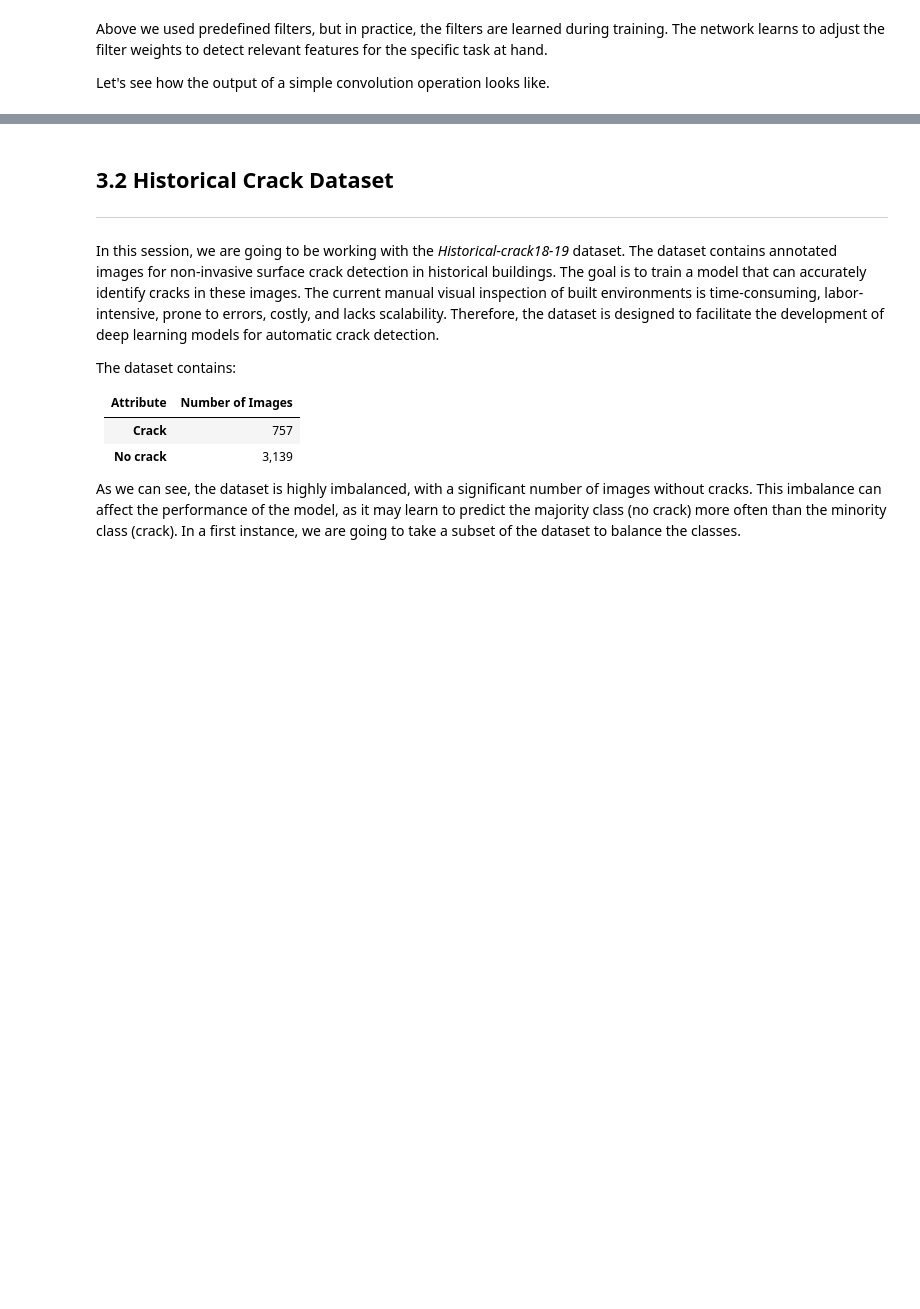
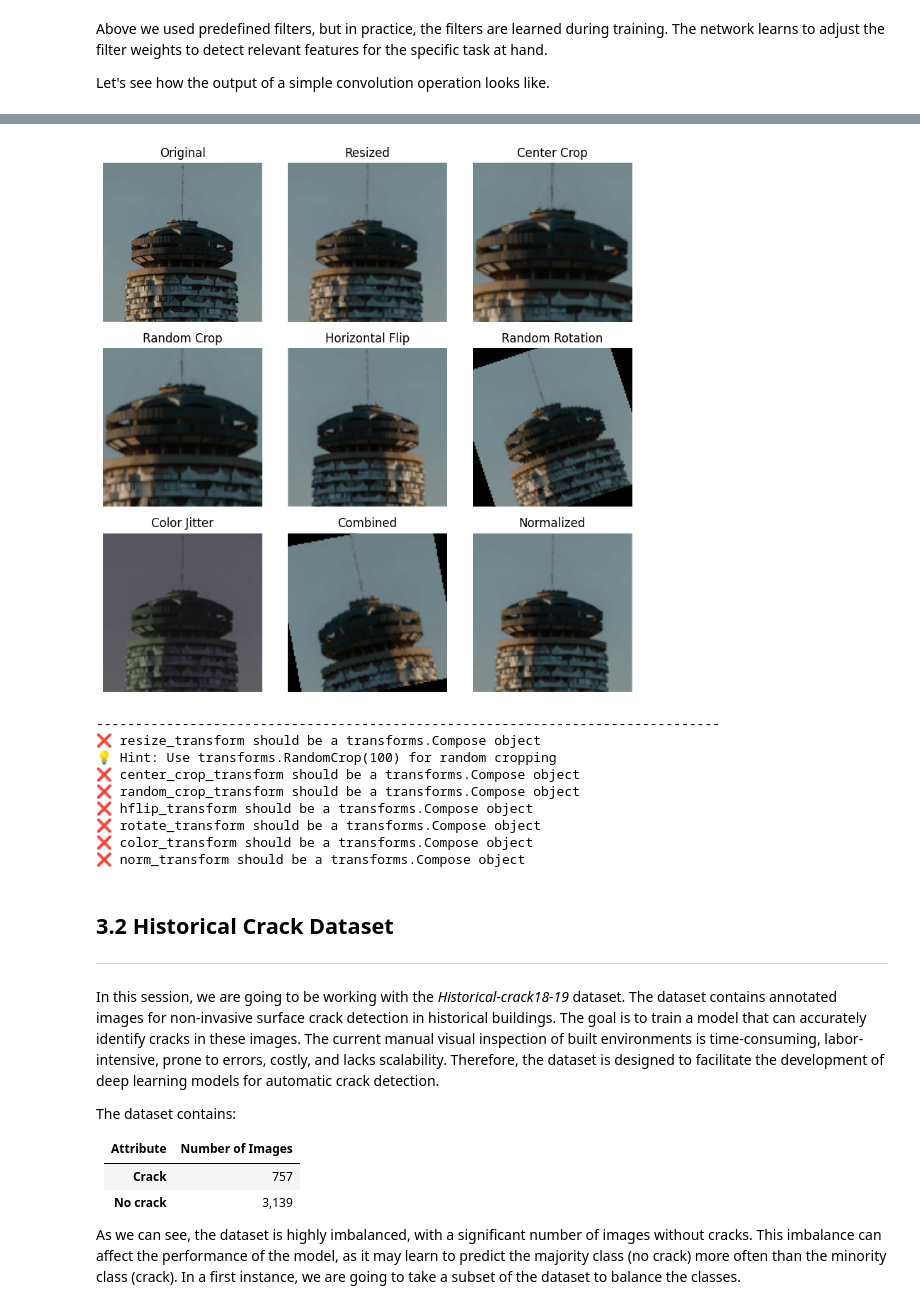
Before and after one commit to santiago2588/deep_learning_training, a Jupyter notebook: SE04_CA_Convolutional_Neural_Networks.ipynb, the cells around one changed output, grey strips where cells are left out. Cells and saved outputs as stored; diff of their text form; code cells hidden in the pictures; blank space fills up the shorter version.

```diff
--- a/SE04_CA_Convolutional_Neural_Networks.ipynb
+++ b/SE04_CA_Convolutional_Neural_Networks.ipynb
@@ -420,35 +453,56 @@ def apply_transformations(image_path):
     ])
 
     # 8. Normalization transformation
     norm_transform = transforms.Compose([
         transforms.Resize((128, 128)),
         transforms.ToTensor(),
         transforms.Normalize([0.485, 0.456, 0.406], [0.229, 0.224, 0.225])  # Your code here: ImageNet norms
     ])
 
     # Apply transformations
     transforms_dict = {
         'Original': transforms.ToTensor()(img),
         'Resized': resize_transform(img),
         'Center Crop': center_crop_transform(img),
         'Random Crop': random_crop_transform(img),
         'Horizontal Flip': hflip_transform(img),
         'Random Rotation': rotate_transform(img),
         'Color Jitter': color_transform(img),
         'Combined': combined_transform(img),
         'Normalized': norm_transform(img)
     }
 
     return transforms_dict
 
 
 # Apply transformations to an image and visualize the results
 # Use the ascent image we loaded earlier as a test image
-transforms_dict = apply_transformations(asc_image)
-utils.plotting.se_04_visualize_transformations(transforms_dict)
+ts_dict = apply_transformations(asc_image)
+utils.plotting.se04_visualize_transformations(ts_dict)
 
 
 # ✅ Check your answer
+answer = {
+    'resize_transform': ts_dict['Resized'],
+    'center_crop_transform': ts_dict['Center Crop'],
+    'random_crop_transform': ts_dict['Random Crop'],
+    'hflip_transform': ts_dict['Horizontal Flip'],
+    'rotate_transform': ts_dict['Random Rotation'],
+    'color_transform': ts_dict['Color Jitter'],
+    'norm_transform': ts_dict['Normalized'],
+}
+checker.check_exercise(3, answer)
+# %% [output]
+[figure, added]
+--------------------------------------------------------------------------------
+❌ resize_transform should be a transforms.Compose object
+💡 Hint: Use transforms.RandomCrop(100) for random cropping
+❌ center_crop_transform should be a transforms.Compose object
+❌ random_crop_transform should be a transforms.Compose object
+❌ hflip_transform should be a transforms.Compose object
+❌ rotate_transform should be a transforms.Compose object
+❌ color_transform should be a transforms.Compose object
+❌ norm_transform should be a transforms.Compose object
 # %% [markdown]
 ## 3.2 Historical Crack Dataset
 ***
```
Also changed, not shown: parts of 15 cells of this notebook.
